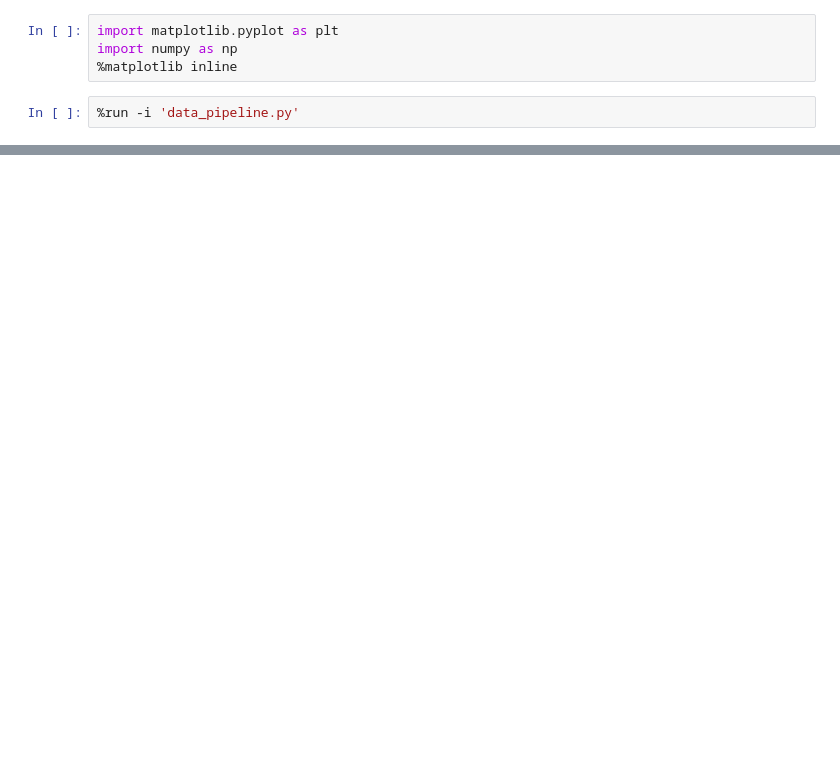
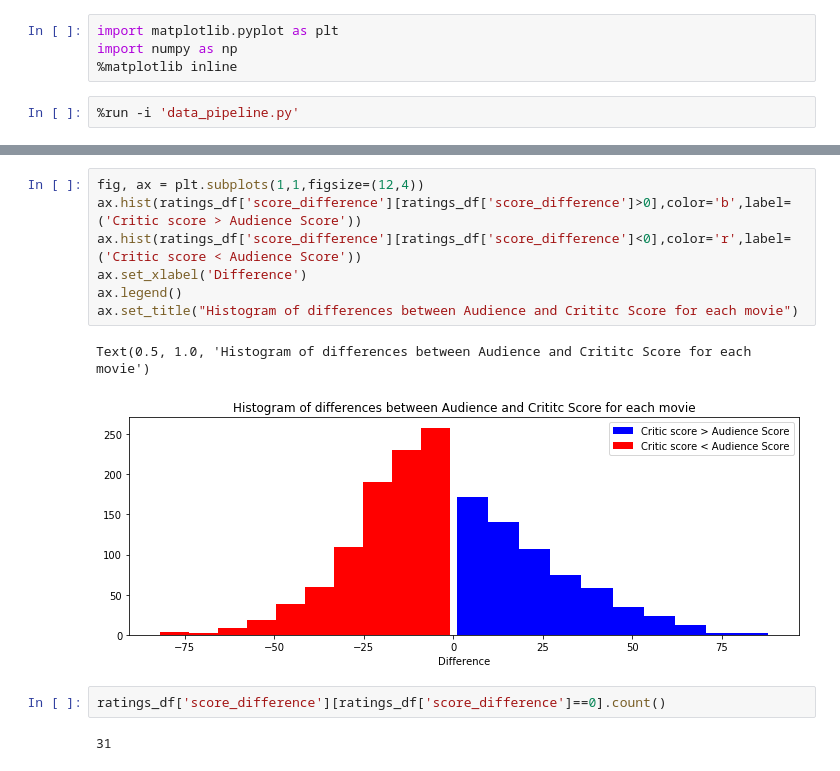
Before and after one commit to fkalejaiye/Rotten_Tomatoes, a Jupyter notebook: EDA_workbook.ipynb, the cells around one changed output, grey strips where cells are left out. Saved outputs shown, nothing was run; the diff lists cells and outputs as text; blank space fills up the shorter version.

```diff
--- a/EDA_workbook.ipynb
+++ b/EDA_workbook.ipynb
@@ -45,0 +73,14 @@ plt.tight_layout()
+# %%
+fig, ax = plt.subplots(1,1,figsize=(12,4))
+ax.hist(ratings_df['score_difference'][ratings_df['score_difference']>0],color='b',label=('Critic score > Audience Score'))
+ax.hist(ratings_df['score_difference'][ratings_df['score_difference']<0],color='r',label=('Critic score < Audience Score'))
+ax.set_xlabel('Difference')
+ax.legend()
+ax.set_title("Histogram of differences between Audience and Crititc Score for each movie")
+# %% [output]
+Text(0.5, 1.0, 'Histogram of differences between Audience and Crititc Score for each movie')
+[figure, added]
+# %%
+ratings_df['score_difference'][ratings_df['score_difference']==0].count()
+# %% [output]
+31
```
Also changed, not shown: parts of 5 cells of this notebook, 1 other file.
